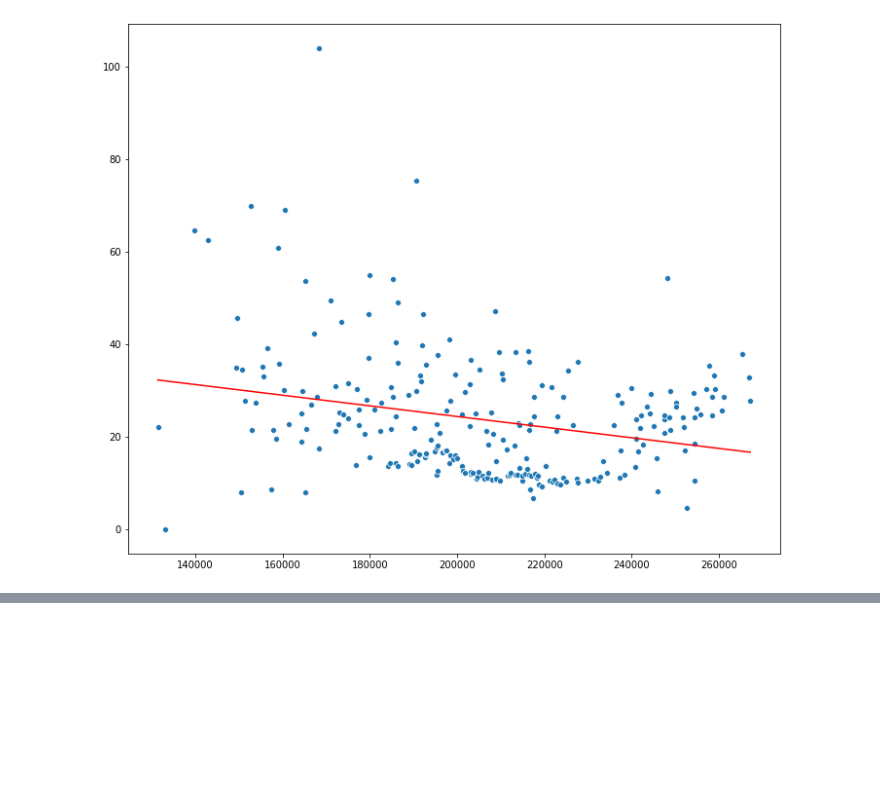
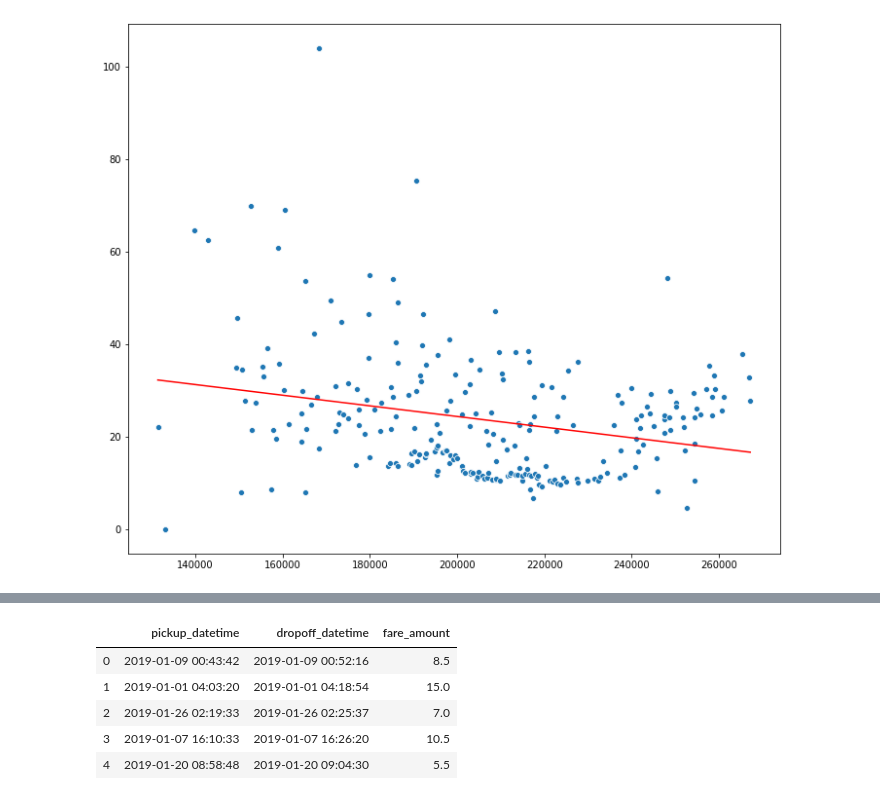
Before and after one commit to JacobHelwig/Fare-Prediction, a Jupyter notebook: Taxi Exploration.ipynb, the cells around one changed output, grey strips where cells are left out. Cells and saved outputs as stored; diff of their text form; code cells hidden in the pictures; blank space fills up the shorter version.

```diff
--- a/Taxi Exploration.ipynb
+++ b/Taxi Exploration.ipynb
@@ -331,0 +355,11 @@ plt.plot(X_plot2,Y_plot2[0], color = "red")
+# %%
+# make a new dataframe with only dates, times, and fares
+df = taxi_med[['pickup_datetime','dropoff_datetime','fare_amount']].copy()
+df.head()
+# %% [output]
+|  | pickup_datetime | dropoff_datetime | fare_amount |
+| 0 | 2019-01-09 00:43:42 | 2019-01-09 00:52:16 | 8.5 |
+| 1 | 2019-01-01 04:03:20 | 2019-01-01 04:18:54 | 15.0 |
+| 2 | 2019-01-26 02:19:33 | 2019-01-26 02:25:37 | 7.0 |
+| 3 | 2019-01-07 16:10:33 | 2019-01-07 16:26:20 | 10.5 |
+| 4 | 2019-01-20 08:58:48 | 2019-01-20 09:04:30 | 5.5 |
```
Also changed, not shown: parts of 5 cells of this notebook.
